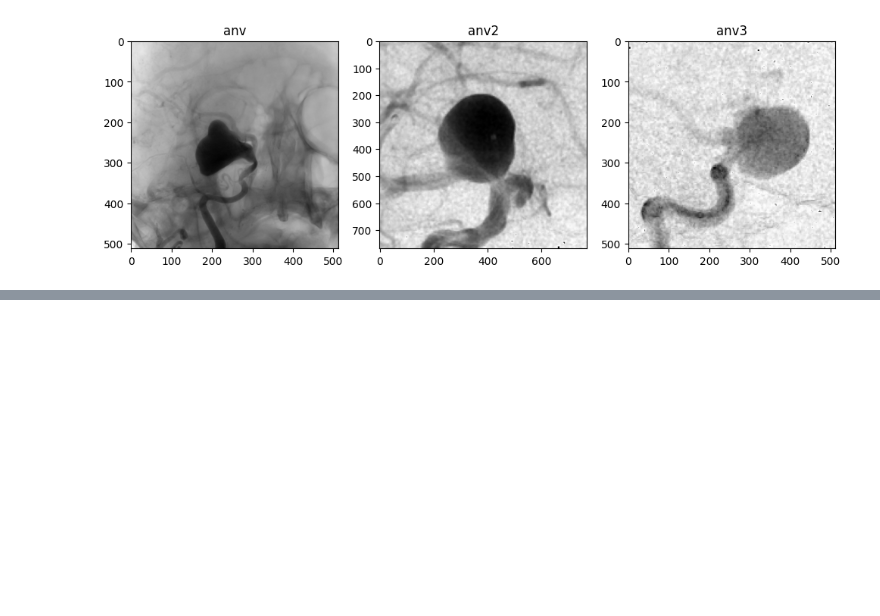
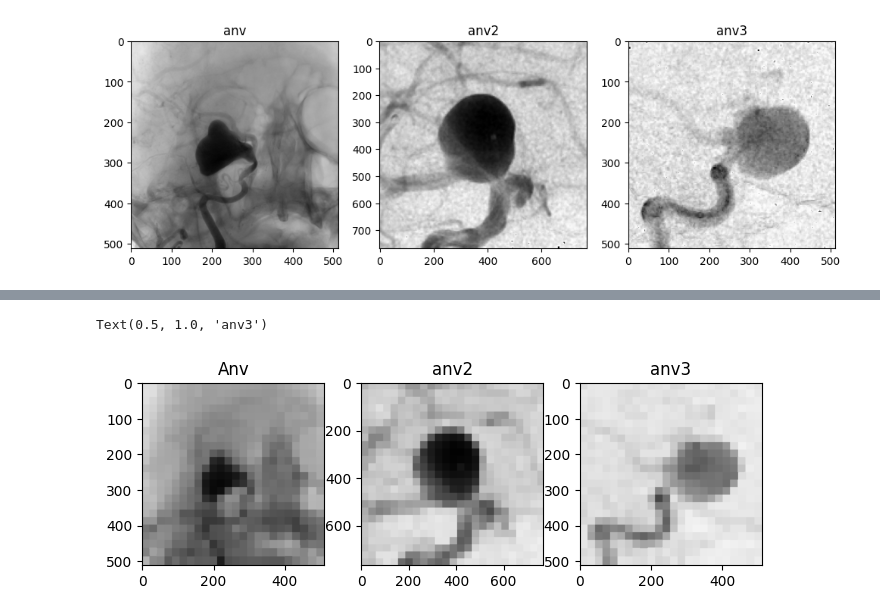
Before and after one commit to ybouilla/computervision, a Jupyter notebook: segmentation_image.ipynb, the cells around one changed output, grey strips where cells are left out. Drawn from its saved outputs; the diff is of its cells as text; code cells hidden in the pictures; blank space fills up the shorter version.

```diff
--- a/segmentation_image.ipynb
+++ b/segmentation_image.ipynb
@@ -80,0 +99,28 @@ Text(0.5, 1.0, 'anv3')
+# %%
+# using graph based method:
+# practising over segmentation
+
+def slic_method(img):
+    if len(img.shape)> 2:
+        img = color.rgb2gray(img)
+    labels = segmentation.slic(img, compactness=30, n_segments=600, channel_axis=None)
+    labels = labels + 1  # So that no labelled region is 0 and ignored by regionprops
+    label_rgb = color.label2rgb(labels, img, kind='avg')
+    return labels, label_rgb
+
+labels_a1, label_rgb_a1 =  slic_method(anv)
+labels_a2, label_rgb_a2 = slic_method(anv2)
+labels_a3, label_rgb_a3 = slic_method(anv3)
+
+fig, ax = plt.subplots(ncols=3,  figsize=(8,5))
+ax[0].imshow(label_rgb_a1)
+ax[0].set_title("Anv")
+
+ax[1].imshow(label_rgb_a2)
+ax[1].set_title("anv2")
+
+ax[2].imshow(label_rgb_a3)
+ax[2].set_title("anv3")
+# %% [output]
+Text(0.5, 1.0, 'anv3')
+[figure, added]
```
Also changed, not shown: parts of 10 cells of this notebook, 2 other files.
